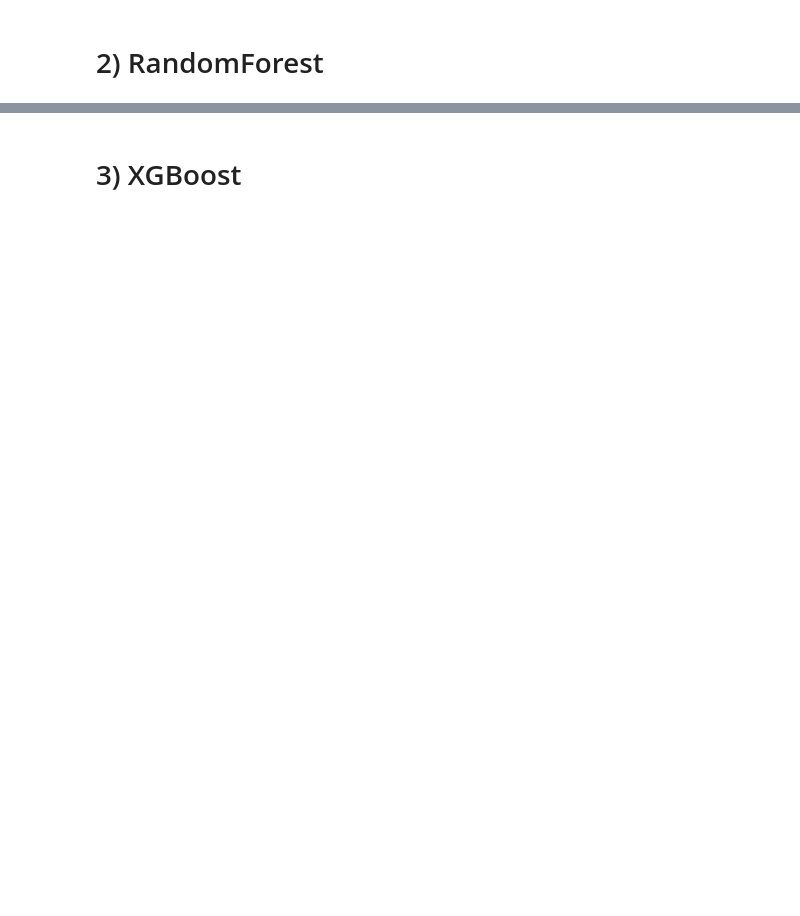
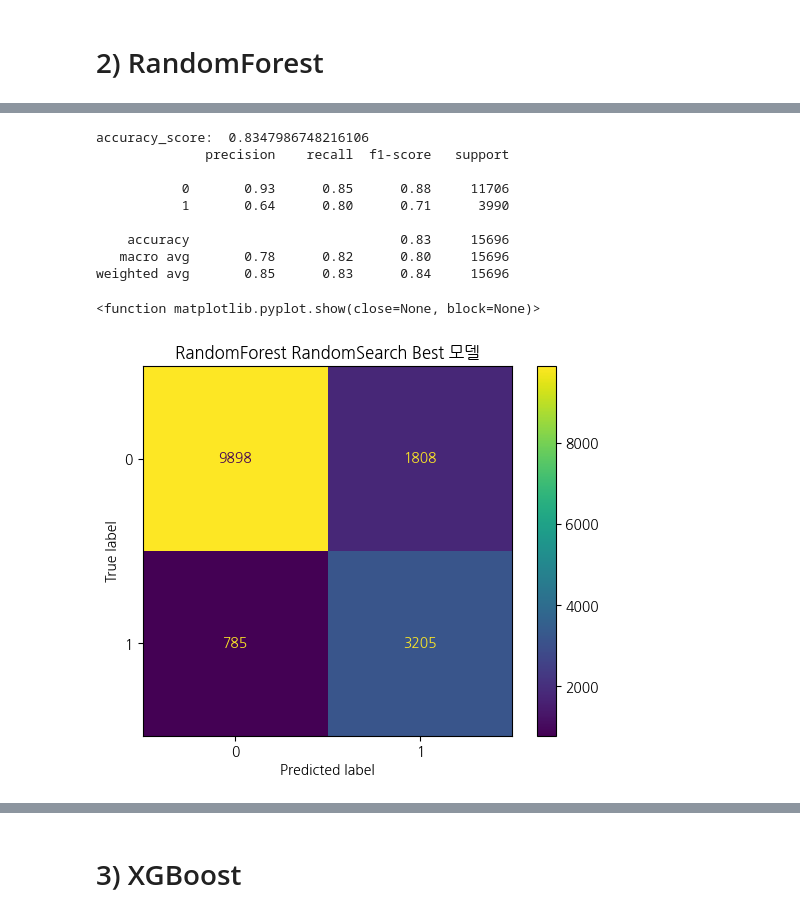
Before and after one commit to yejinzz423/fintech3, a Jupyter notebook: 06marchine_learning/10_03지도학습_분류분석_하이퍼파라미터튜닝.ipynb, the cells around one changed output, grey strips where cells are left out. Drawn from its saved outputs; the diff is of its cells as text; code cells hidden in the pictures; blank space fills up the shorter version.

```diff
--- a/06marchine_learning/10_03지도학습_분류분석_하이퍼파라미터튜닝.ipynb
+++ b/06marchine_learning/10_03지도학습_분류분석_하이퍼파라미터튜닝.ipynb
@@ -587,0 +689,26 @@ ROC-AUC = 0.737 | PR-AUC = 0.650 | AP = 0.468 | 양성비율(기준선) = 0.254
+# %%
+tf = RandomForestClassifier(class_weight="balanced", random_state=42)
+tf_dist = dict(n_estimators=[200,300,500],
+               max_depth=[3,5,7,9,None],
+               min_samples_split=[2,5,10,20],
+               min_samples_leaf=[1,2,5,10],
+               max_features=['sqrt', None],
+               n_jobs=[-1])
+
+tf_rand = RandomizedSearchCV(tf, tf_dist, n_iter=15, cv=cv, scoring=scorer, n_jobs=-1, random_state=42)
+tf_rand.fit(X_train, y_train)
+
+# 최적 파라미터  출력
+print("최적 하이퍼파라미터 조합: ")
+print(tf_rand.best_params_)
+print()
+
+# 교차검증 평균점수 출력
+print("교차검증 평균점수: ")
+print(round(tf_rand.best_score_, 4))
+print()
+
+# 최적 모델 객체 가져오기
+best_tf_model = tf_rand.best_estimator_
+print("최적 모델 객체: ")
+print(best_tf_model)
@@ -587,0 +725,29 @@ ROC-AUC = 0.737 | PR-AUC = 0.650 | AP = 0.468 | 양성비율(기준선) = 0.254
+# %%
+# 최적 파라미터로 모델 재생성
+tf_best = RandomForestClassifier(class_weight='balanced', min_samples_split=20,
+                                 n_estimators=300, n_jobs=-1, random_state=42)
+tf_best.fit(X_train, y_train)
+y_pred = tf_best.predict(X_test)
+
+# 주요 성능지표 출력
+print("accuracy_score: ", accuracy_score(y_test, y_pred))
+print(classification_report(y_test, y_pred))
+
+# confusion matrix 시각화
+cm = confusion_matrix(y_test, y_pred)
+disp = ConfusionMatrixDisplay(confusion_matrix=cm)
+disp.plot()
+plt.title("RandomForest RandomSearch Best 모델")
+plt.show
+# %% [output]
+accuracy_score:  0.8347986748216106
+              precision    recall  f1-score   support
+
+           0       0.93      0.85      0.88     11706
+           1       0.64      0.80      0.71      3990
+
+    accuracy                           0.83     15696
+   macro avg       0.78      0.82      0.80     15696
+weighted avg       0.85      0.83      0.84     15696
+<function matplotlib.pyplot.show(close=None, block=None)>
+[figure, added]
```
Also changed, not shown: parts of 33 cells of this notebook, 3 other files.
